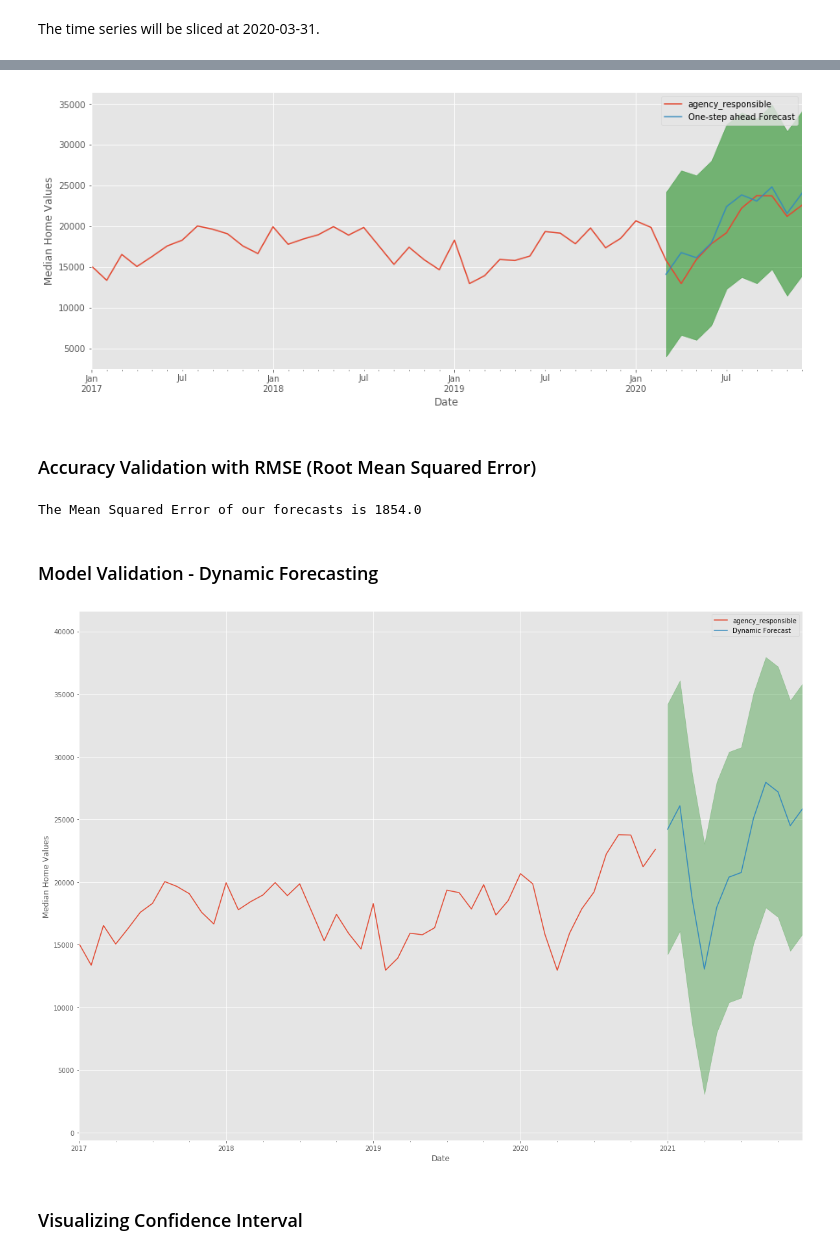
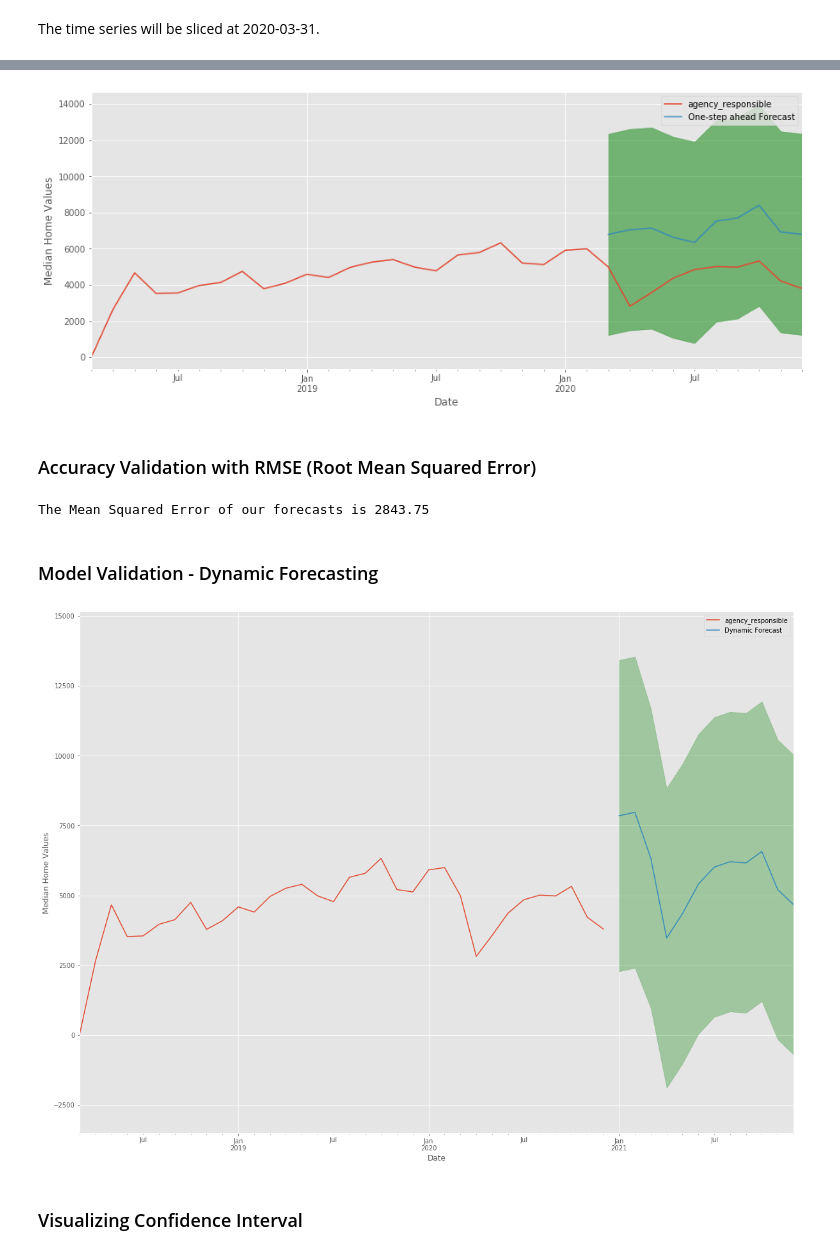
Before and after one commit to jaykayso/SAN_FRANCISCO_311_CALLS, a Jupyter notebook: TIME SERIES ANALYSIS PART TWO.ipynb, the cells around one changed output, grey strips where cells are left out. Saved outputs shown, nothing was run; the diff lists cells and outputs as text; code cells hidden in the pictures.

```diff
--- a/TIME SERIES ANALYSIS PART TWO.ipynb
+++ b/TIME SERIES ANALYSIS PART TWO.ipynb
@@ -43,5 +36,5 @@ Parking_Enforcement_grouped.head()
 # %% [markdown]
 ### Grouping by Month
 # %%
-Parking_Enforcement_grouped = pd.DataFrame(Parking_Enforcement_grouped)
+Recology_Litter_grouped = pd.DataFrame(Recology_Litter_grouped)
 # %%
@@ -57,3 +50,3 @@ Parking_Enforcement_grouped.head()
 # %%
-Parking_Enforcement_grouped = Parking_Enforcement_grouped.groupby('Date').sum()
+Recology_Litter_grouped = Recology_Litter_grouped.groupby('Date').sum()
 # %%
@@ -213,7 +138,7 @@ ans = []
 for comb in pdq:
     for combs in pdqs:
         try:
-            mod = sm.tsa.statespace.SARIMAX(Parking_Enforcement_grouped,
+            mod = sm.tsa.statespace.SARIMAX(Recology_Litter_grouped,
                                             order=comb,
                                             seasonal_order=combs,
                                             enforce_stationarity=False,
@@ -238,6 +163,5 @@ best_params
 # %%
-# Plug the optimal parameter values into a new SARIMAX model
-ARIMA_MODEL = sm.tsa.statespace.SARIMAX(Parking_Enforcement_grouped,
+ARIMA_MODEL = sm.tsa.statespace.SARIMAX(Recology_Litter_grouped,
                                         order= best_params['pdq'],
                                         seasonal_order=best_params['pdqs'],
                                         enforce_stationarity=True,
@@ -318,39 +249,39 @@ pred_conf = pred.conf_int()
 # %%
 
 rcParams['figure.figsize'] = 15, 6
 
-ax = Parking_Enforcement_grouped['2012':].plot(label='observed')
+ax = Recology_Litter_grouped['2012':].plot(label='observed')
 
 pred.predicted_mean.plot(ax=ax, label='One-step ahead Forecast', alpha=0.9)
 
 ax.fill_between(pred_conf.index,
                 pred_conf.iloc[:, 0],
                 pred_conf.iloc[:, 1], color='g', alpha=0.5)
 
 ax.set_xlabel('Date')
 ax.set_ylabel('Median Home Values')
 plt.legend()
 
 plt.show()
 # %% [output]
-[figure, old version]
+[figure, new version]
 # %% [markdown]
 ### Accuracy Validation with RMSE (Root Mean Squared Error)
 # %%
 val_forecasted = pred.predicted_mean
-val_truth = Parking_Enforcement_grouped.loc['2020-03-31':].agency_responsible
+val_truth = Recology_Litter_grouped.loc['2020-03-31':].agency_responsible
 
 mse = np.sqrt(((val_forecasted - val_truth) ** 2).mean())
 print('The Mean Squared Error of our forecasts is {}'.format(round(mse, 2)))
 # %% [output]
-The Mean Squared Error of our forecasts is 1854.0
+The Mean Squared Error of our forecasts is 2843.75
 # %% [markdown]
 ### Model Validation - Dynamic Forecasting
 # %%
 pred_dynamic = output.get_forecast(steps = 12)
 pred_dynamic_conf = pred_dynamic.conf_int()
 # %%
-ax = Parking_Enforcement_grouped['2016':].plot(label='observed', figsize=(20, 15))
+ax = Recology_Litter_grouped['2016':].plot(label='observed', figsize=(20, 15))
 pred_dynamic.predicted_mean.plot(label='Dynamic Forecast', ax=ax)
 
 ax.fill_between(pred_dynamic_conf.index,
@@ -365,7 +296,7 @@ ax.set_ylabel('Median Home Values')
 plt.legend()
 plt.show()
 # %% [output]
-[figure, old version]
+[figure, new version]
 # %% [markdown]
 ### Visualizing Confidence Interval
 # %%
```
Also changed, not shown: parts of 49 cells of this notebook.
